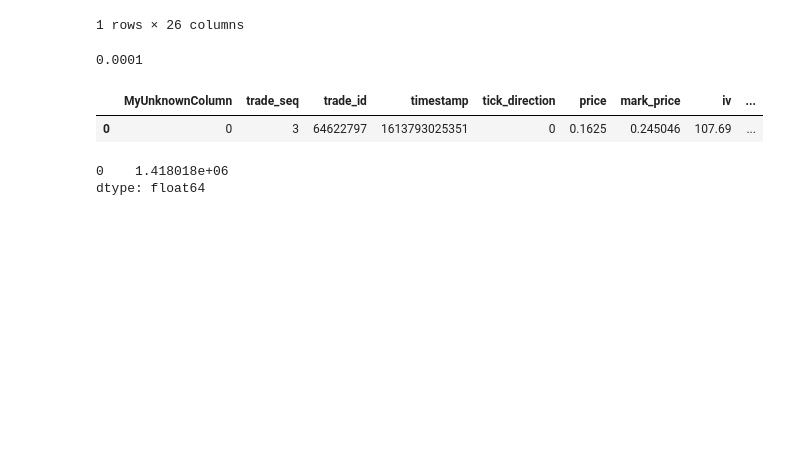
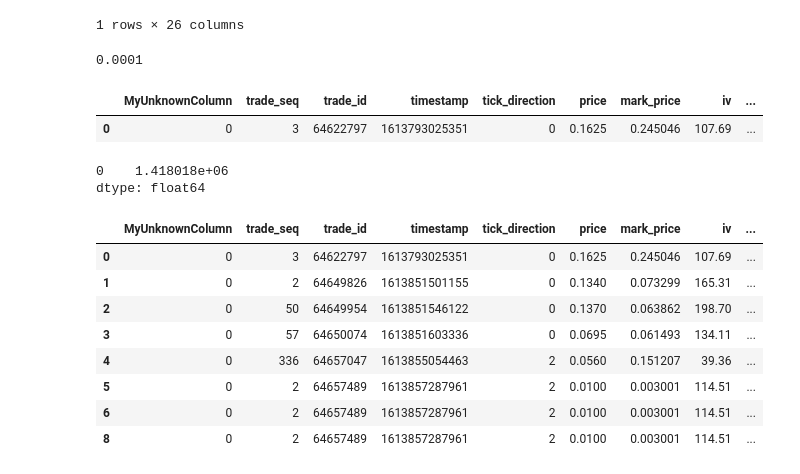
Before and after one commit to tajungjang/BTC_Vol_Forecasting, a Jupyter notebook: pysql_test.ipynb, the cells around one changed output. Cells and saved outputs as stored; diff of their text form; code cells hidden in the pictures; blank space fills up the shorter version.

```diff
--- a/pysql_test.ipynb
+++ b/pysql_test.ipynb
@@ -187,3 +180,15 @@ vex
 # %% [output]
 0    1.418018e+06
 dtype: float64
+# %%
+df
+# %% [output]
+|  | MyUnknownColumn | trade_seq | trade_id | timestamp | tick_direction | price | mark_price | iv | ... |
+| 0 | 0 | 3 | 64622797 | 1613793025351 | 0 | 0.1625 | 0.245046 | 107.69 | ... |
+| 1 | 0 | 2 | 64649826 | 1613851501155 | 0 | 0.1340 | 0.073299 | 165.31 | ... |
+| 2 | 0 | 50 | 64649954 | 1613851546122 | 0 | 0.1370 | 0.063862 | 198.70 | ... |
+| 3 | 0 | 57 | 64650074 | 1613851603336 | 0 | 0.0695 | 0.061493 | 134.11 | ... |
+| 4 | 0 | 336 | 64657047 | 1613855054463 | 2 | 0.0560 | 0.151207 | 39.36 | ... |
+| 5 | 0 | 2 | 64657489 | 1613857287961 | 2 | 0.0100 | 0.003001 | 114.51 | ... |
+| 6 | 0 | 2 | 64657489 | 1613857287961 | 2 | 0.0100 | 0.003001 | 114.51 | ... |
+| 8 | 0 | 2 | 64657489 | 1613857287961 | 2 | 0.0100 | 0.003001 | 114.51 | ... |
```
Also changed, not shown: parts of 10 cells of this notebook.
